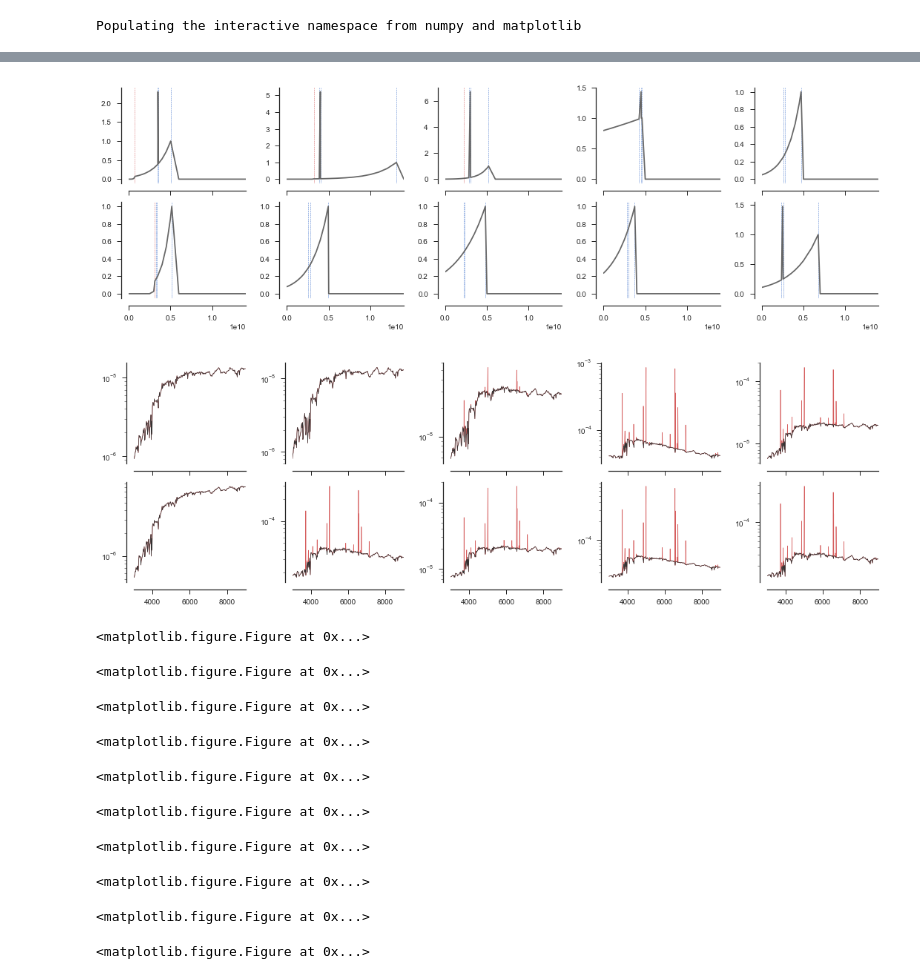
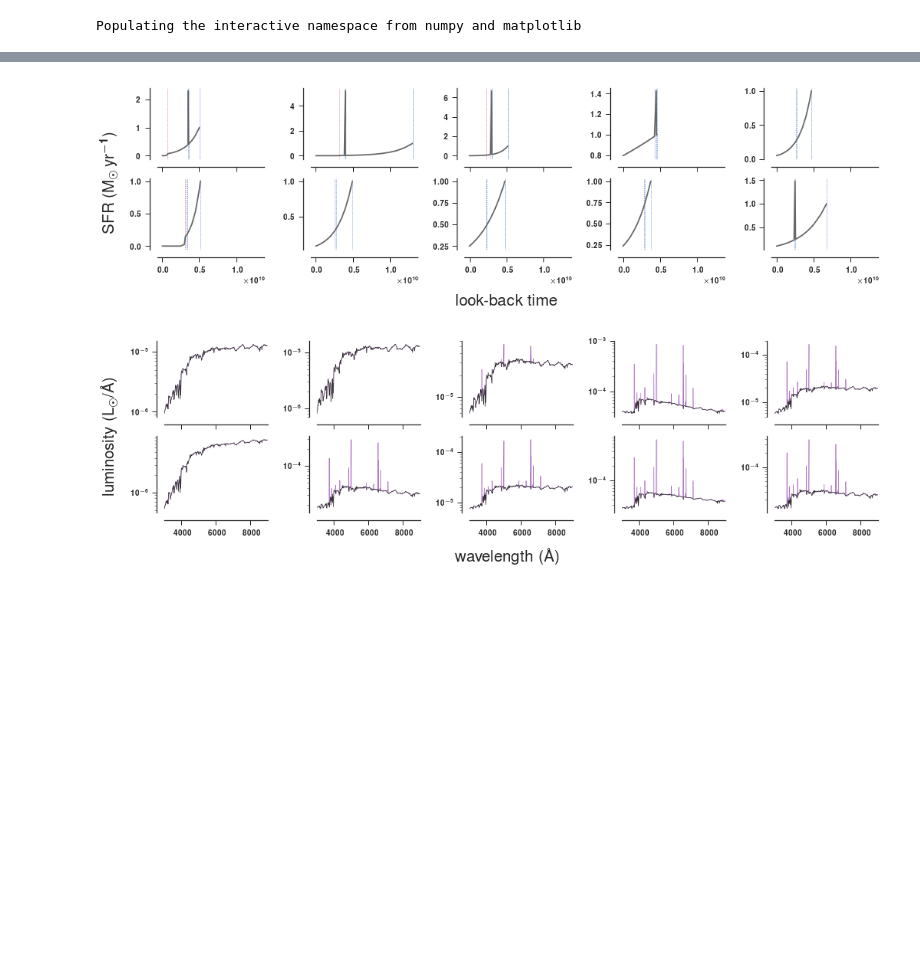
Before and after one commit to ajmejia/photo-ew, a Jupyter notebook: notebooks/testing-issag.ipynb, the cells around one changed output, grey strips where cells are left out. Saved outputs shown, nothing was run; the diff lists cells and outputs as text; code cells hidden in the pictures; blank space fills up the shorter version.

```diff
--- a/notebooks/testing-issag.ipynb
+++ b/notebooks/testing-issag.ipynb
@@ -13,6 +15,6 @@ np.random.seed(sum(map(ord, "axis_grids")))
 Populating the interactive namespace from numpy and matplotlib
 # %%
 %%time
-ssag = iSSAG(size=1000)
+ssag = iSSAG(size=100)
 ssag.set_all_seds(emission="both")
 # %% [output]
@@ -33,14 +35,30 @@ ssag.sample.head(n=10)
 | 8 | 3.742214e+09 | 0.387118 | False | NaN | NaN | 2.975770e+09 | 1.361236e+08 | 2.901608 | 0.520152 | 1.996553 | ... |
 | 9 | 6.763386e+09 | 0.331318 | False | NaN | NaN | 2.564843e+09 | 1.966738e+08 | 0.103524 | 1.661341 | 1.005684 | ... |
 # %%
-sns.set(style="white", palette="muted", color_codes=True)
+sns.set(style="white", palette="muted", color_codes=True, font_scale=1.4)
 
-fig, axs = subplots(2, 6, figsize=(15, 7))
+fig, axs = subplots(2, 6, figsize=(15, 5))
 axs = axs.ravel()
 sns.despine(left=True)
 
+labels = (
+    r"$t_\text{form}$ (yr)",
+    r"$\gamma$ (Gyr$^{-1}$)",
+    r"Truncated",
+    r"$t_\text{trun}$ (yr)",
+    r"$\tau_\text{trun}$ (yr)",
+    r"$t_\text{burst}$ (yr)",
+    r"$t_\text{ext}$ (yr)",
+    r"$A$",
+    r"$Z/\text{Z}_\odot$",
+    r"$\tau_V$",
+    r"$\mu$",
+    r"$\sigma_v$ (km\,s$^{-1}$)"
+)
+
 for i in xrange(axs.size):
-    sns.distplot(ssag.sample.iloc[:,i].dropna(), hist=False, color="b", kde_kws={"shade": True}, ax=axs[i])
+    sns.distplot(ssag.sample.iloc[:,i].dropna(), hist=False, color="b", kde_kws={"shade": True}, axlabel=False, ax=axs[i])
+    axs[i].set_xlabel(labels[i])
 
 plt.setp(axs, yticks=[])
 fig.tight_layout()
@@ -49,7 +67,7 @@ fig.tight_layout()
 # %%
 sns.set(style="ticks", palette="muted", color_codes=True)
 
-fig, axs = subplots(2, 5, figsize=(15, 5), sharex=True)
+fig, axs = subplots(2, 5, figsize=(14, 4), sharex=True)
 axs = axs.ravel()
 sns.despine(offset=10)
 
@@ -61,38 +79,32 @@ for j in xrange(10):
     axs[j].axvline(ssag.sample.t_burst[i]-ssag.sample.t_ext[i], ls="--", lw=0.5)
     axs[j].axvline(ssag.sample.t_trun[i], ls="--", lw=0.5, color="r")
 
-    ssag.sfhs.get(i).dropna().plot(ax=axs[j], color="0.4", xlim=(0,14e9))
+    mask = ssag.sfhs.get(i).dropna().index.values <= ssag.sample.t_form[i]
+    ssag.sfhs.get(i).dropna()[mask].plot(ax=axs[j], color="0.4")
 
+fig.text(0.5, 0.0, r"look-back time", size="xx-large", ha="center", va="top")
+fig.text(0.0, 0.5, r"SFR (M$_\odot$\,yr$^{-1}$)", size="xx-large", ha="right", va="center", rotation="vertical")
 fig.tight_layout()
 # %% [output]
-[figure, old version]
+[figure, new version]
 # %%
 sns.set(style="ticks", palette="muted", color_codes=True)
 
-fig, axs = subplots(2, 5, figsize=(15, 5), sharex=True)
+fig, axs = subplots(2, 5, figsize=(14, 4), sharex=True)
 xlim(3000,9000)
 axs = axs.ravel()
 sns.despine(offset=10)
 
 for i in xrange(10):
-    figure()
     if ssag.seds_nebular is not None:
         mask = (3000<=ssag.seds_nebular.index)&(ssag.seds_nebular.index<=9000)
-        ssag.seds_nebular[i][mask].plot(ax=axs[i], lw=0.7, color="r", logy=True)
+        ssag.seds_nebular[i][mask].plot(ax=axs[i], lw=0.7, color="m", logy=True)
     if ssag.seds_stellar is not None:
         mask = (3000<=ssag.seds_stellar.index)&(ssag.seds_stellar.index<=9000)
         ssag.seds_stellar[i][mask].plot(ax=axs[i], lw=0.7, color="0.2", logy=True)
 
+fig.text(0.5, 0.0, r"wavelength (\AA)", size="xx-large", ha="center", va="top")
+fig.text(0.0, 0.5, r"luminosity (L$_\odot$/\AA)", size="xx-large", ha="right", va="center", rotation="vertical")
 fig.tight_layout()
 # %% [output]
-[figure, old version]
+[figure, new version]
-<matplotlib.figure.Figure at 0x...>
-<matplotlib.figure.Figure at 0x...>
-<matplotlib.figure.Figure at 0x...>
-<matplotlib.figure.Figure at 0x...>
-<matplotlib.figure.Figure at 0x...>
-<matplotlib.figure.Figure at 0x...>
-<matplotlib.figure.Figure at 0x...>
-<matplotlib.figure.Figure at 0x...>
-<matplotlib.figure.Figure at 0x...>
-<matplotlib.figure.Figure at 0x...>
```
Also changed, not shown: parts of 3 cells of this notebook.
